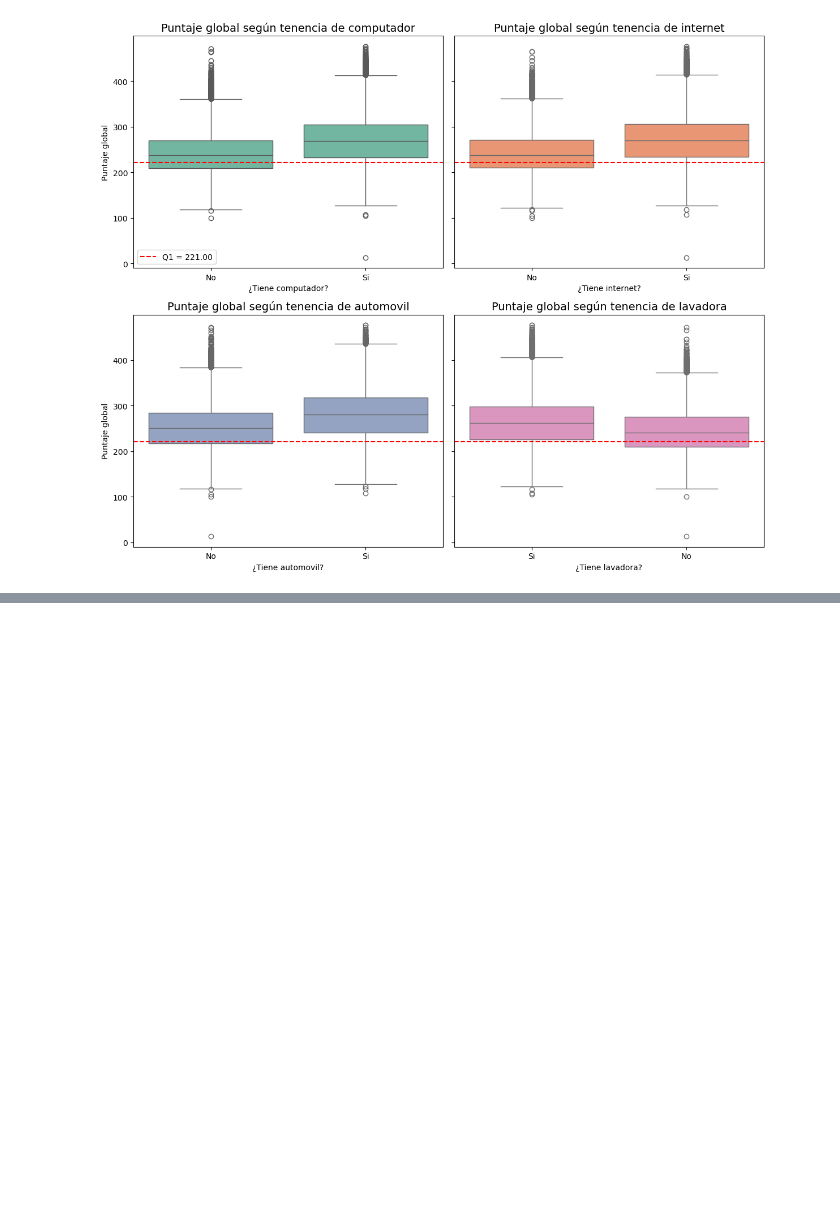
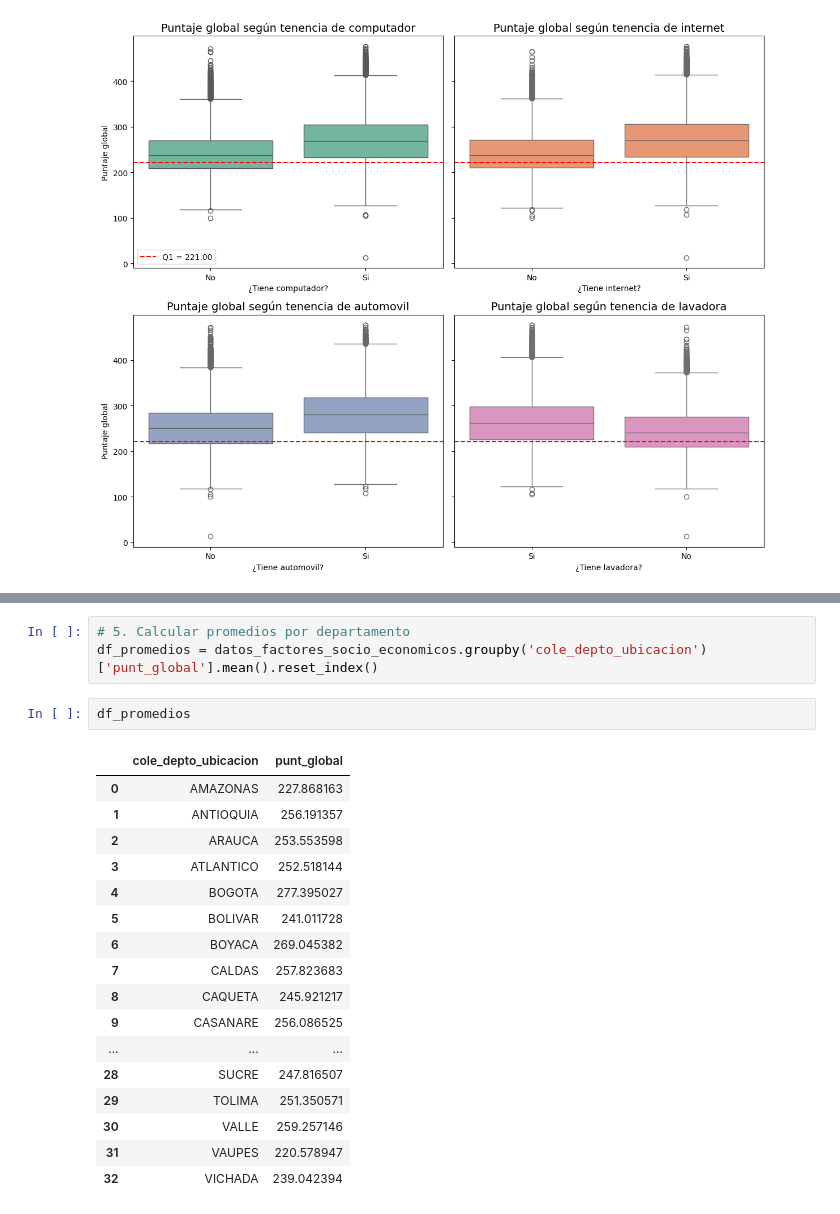
Before and after one commit to Mariapaulaestupinan/Proyecto-2-Analitica, a Jupyter notebook: analisis_de_datos/Analisis de datos.ipynb, the cells around one changed output, grey strips where cells are left out. Saved outputs shown, nothing was run; the diff lists cells and outputs as text; blank space fills up the shorter version.

```diff
--- a/analisis_de_datos/Analisis de datos.ipynb
+++ b/analisis_de_datos/Analisis de datos.ipynb
@@ -780,0 +879,23 @@ plt.show()
+# %%
+# 5. Calcular promedios por departamento
+df_promedios = datos_factores_socio_economicos.groupby('cole_depto_ubicacion')['punt_global'].mean().reset_index()
+# %%
+df_promedios
+# %% [output]
+|  | cole_depto_ubicacion | punt_global |
+| 0 | AMAZONAS | 227.868163 |
+| 1 | ANTIOQUIA | 256.191357 |
+| 2 | ARAUCA | 253.553598 |
+| 3 | ATLANTICO | 252.518144 |
+| 4 | BOGOTA | 277.395027 |
+| 5 | BOLIVAR | 241.011728 |
+| 6 | BOYACA | 269.045382 |
+| 7 | CALDAS | 257.823683 |
+| 8 | CAQUETA | 245.921217 |
+| 9 | CASANARE | 256.086525 |
+| ... | ... | ... |
+| 28 | SUCRE | 247.816507 |
+| 29 | TOLIMA | 251.350571 |
+| 30 | VALLE | 259.257146 |
+| 31 | VAUPES | 220.578947 |
+| 32 | VICHADA | 239.042394 |
```
Also changed, not shown: parts of 14 cells of this notebook.
